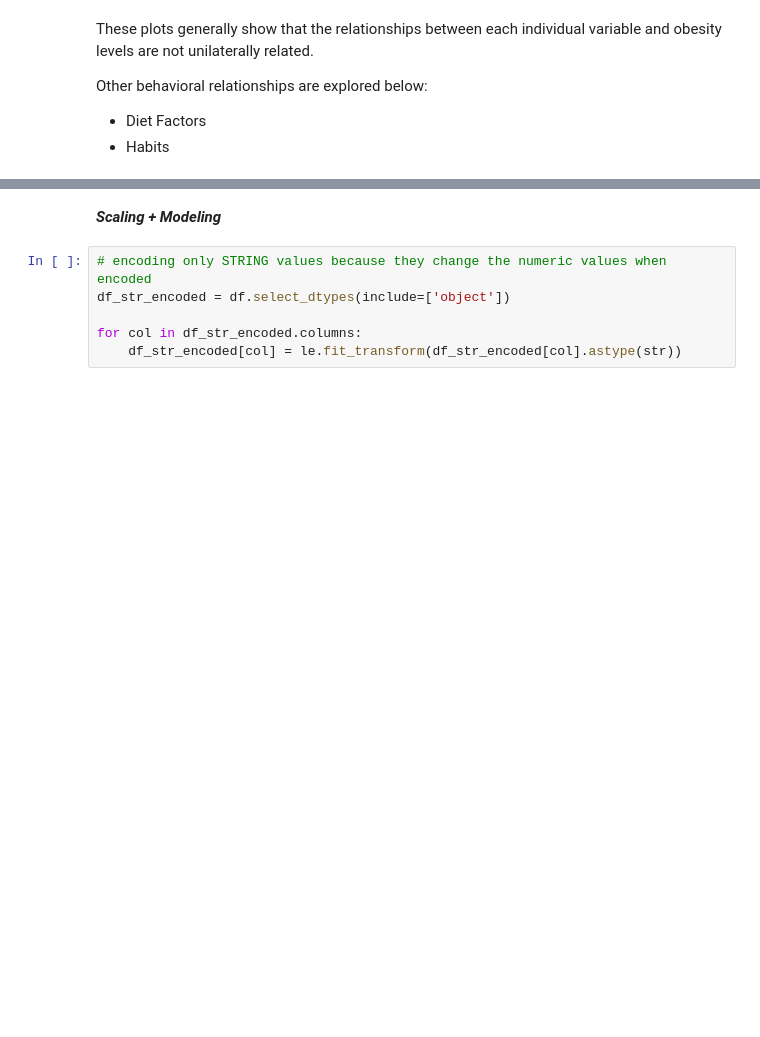
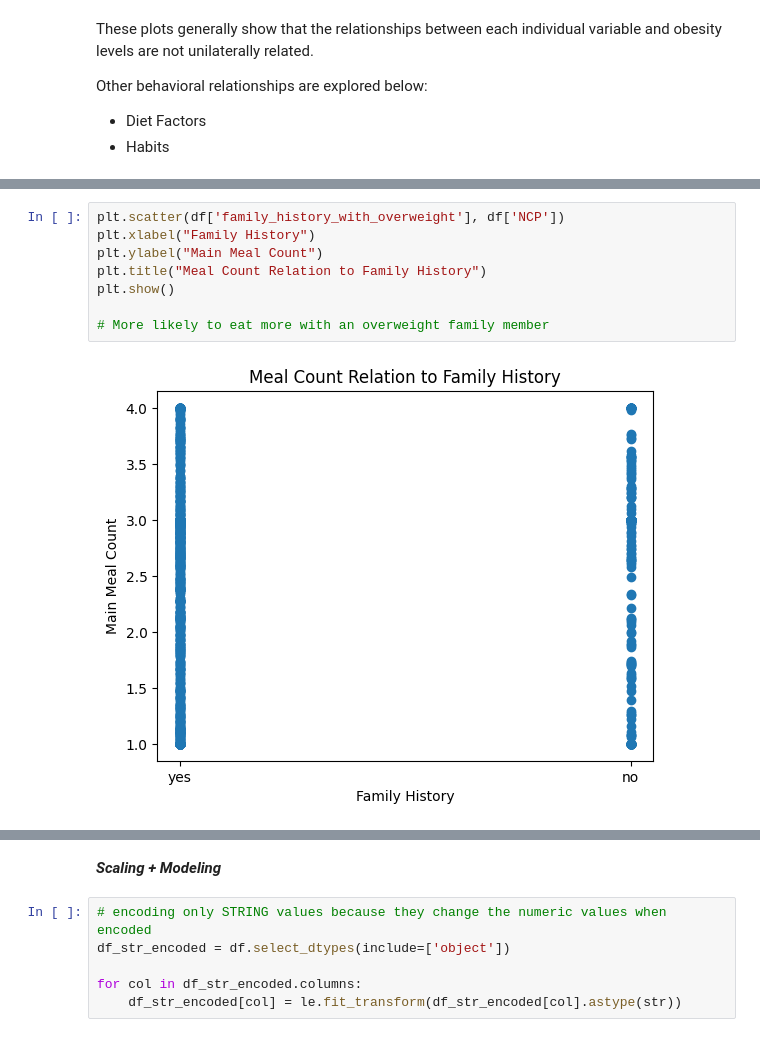
Before and after one commit to joliebao/TCS-Data-Science-Obesity, a Jupyter notebook: TCS_DataScience_Obesity.ipynb, the cells around one changed output, grey strips where cells are left out. Drawn from its saved outputs; the diff is of its cells as text; blank space fills up the shorter version.

```diff
--- a/TCS_DataScience_Obesity.ipynb
+++ b/TCS_DataScience_Obesity.ipynb
@@ -466,0 +476,10 @@ Alternative Hypothesis: The most important behavioral contributors to obesity ar
+# %%
+plt.scatter(df['family_history_with_overweight'], df['NCP'])
+plt.xlabel("Family History")
+plt.ylabel("Main Meal Count")
+plt.title("Meal Count Relation to Family History")
+plt.show()
+
+# More likely to eat more with an overweight family member
+# %% [output]
+[figure, added]
```
Also changed, not shown: parts of 27 cells of this notebook.
